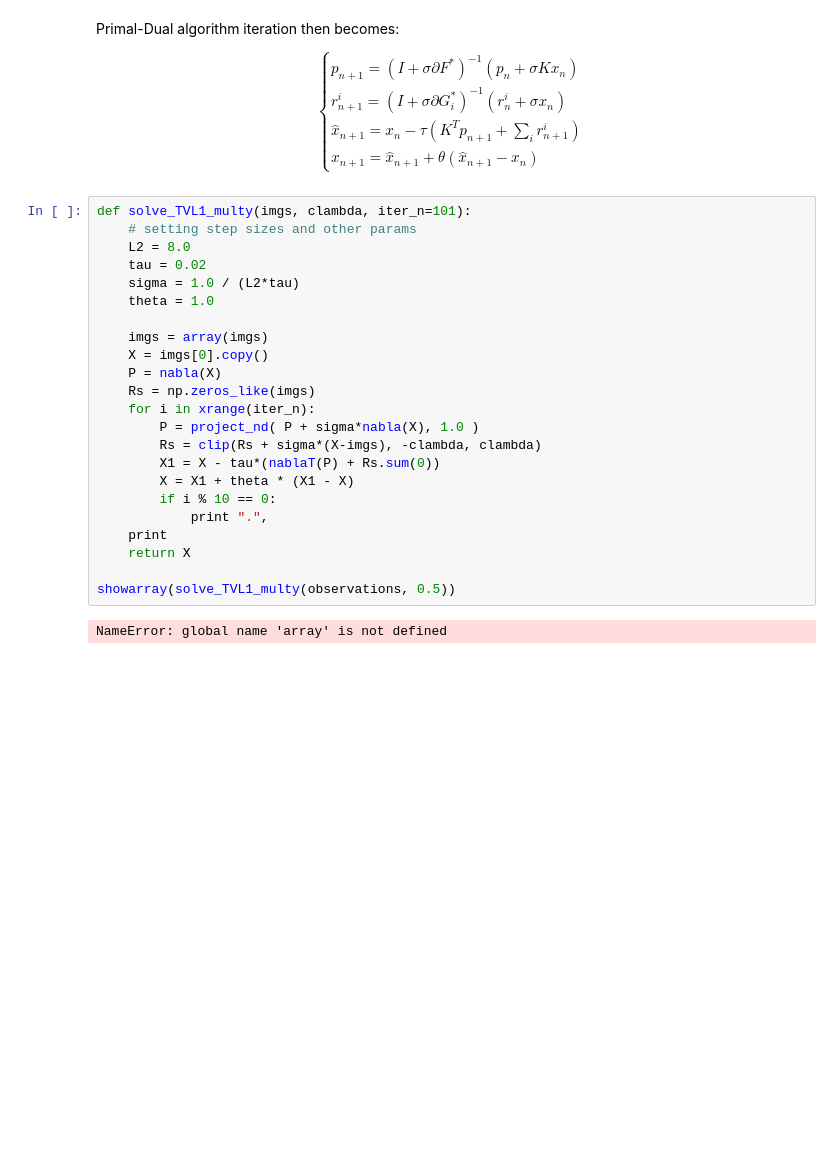
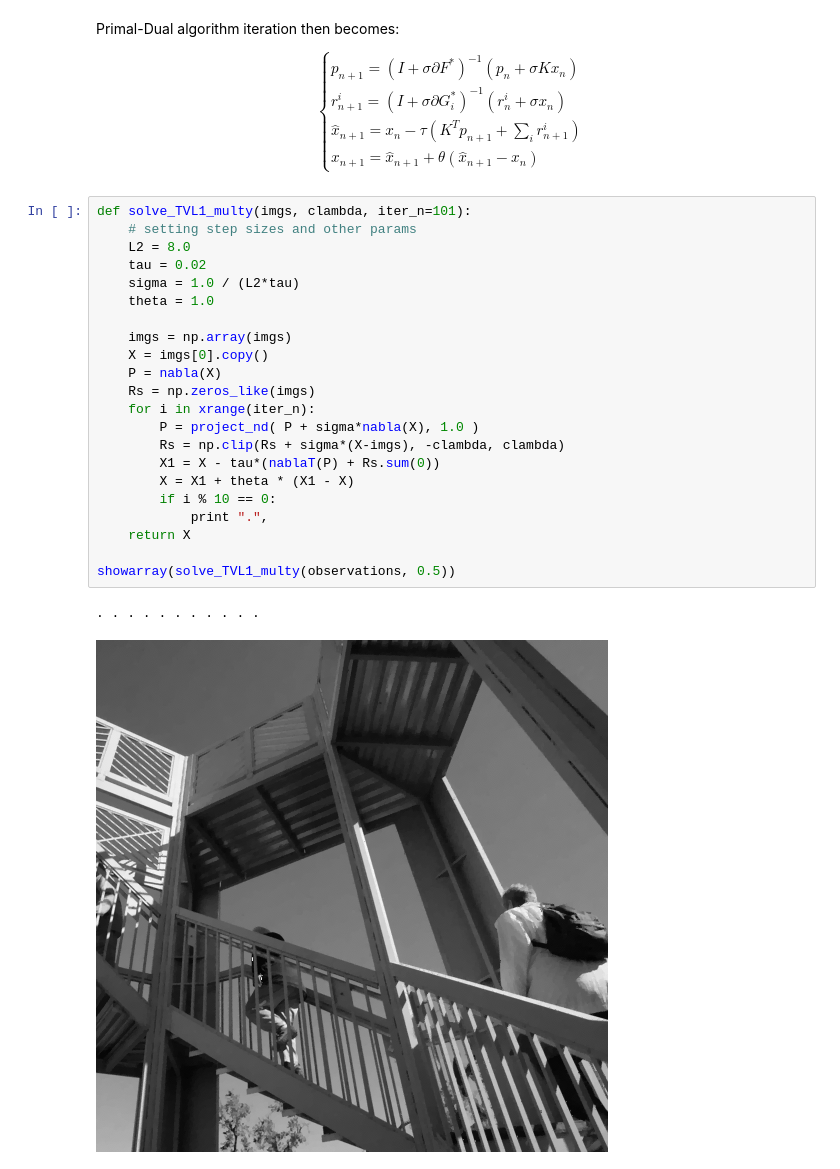
Before and after one commit to cmprince/hpc17, a Jupyter notebook: proj/TV_denoise.ipynb, the cells around one changed output. Drawn from its saved outputs; the diff is of its cells as text; blank space fills up the shorter version.

```diff
--- a/proj/TV_denoise.ipynb
+++ b/proj/TV_denoise.ipynb
@@ -324,25 +330,25 @@ $$
 # %%
 def solve_TVL1_multy(imgs, clambda, iter_n=101):
     # setting step sizes and other params
     L2 = 8.0
     tau = 0.02
     sigma = 1.0 / (L2*tau)
     theta = 1.0
 
-    imgs = array(imgs)
+    imgs = np.array(imgs)
     X = imgs[0].copy()
     P = nabla(X)
     Rs = np.zeros_like(imgs)
     for i in xrange(iter_n):
         P = project_nd( P + sigma*nabla(X), 1.0 )
-        Rs = clip(Rs + sigma*(X-imgs), -clambda, clambda)
+        Rs = np.clip(Rs + sigma*(X-imgs), -clambda, clambda)
         X1 = X - tau*(nablaT(P) + Rs.sum(0))
         X = X1 + theta * (X1 - X)
         if i % 10 == 0:
             print ".",
-    print
     return X
 
 showarray(solve_TVL1_multy(observations, 0.5))
 # %% [output]
-NameError: global name 'array' is not defined
+. . . . . . . . . . .
+[figure, added]
```
Also changed, not shown: parts of 13 cells of this notebook.
